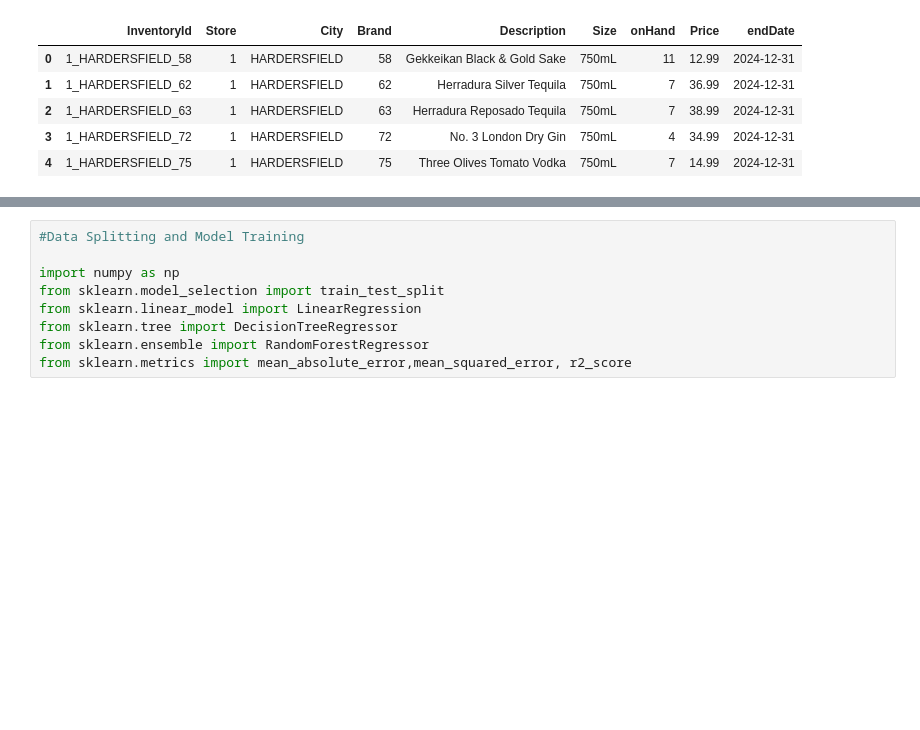
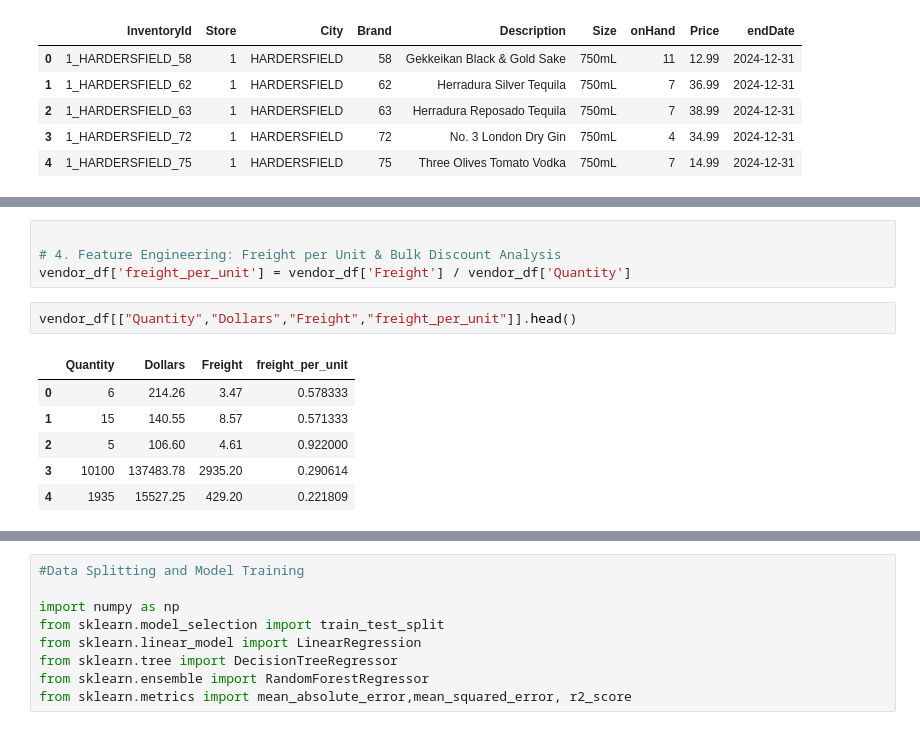
Before and after one commit to techie-priyansh/Vendor-Invoice-Intelligence, a Jupyter notebook: notebooks/01_predicting_freight_cost.ipynb, the cells around one changed output, grey strips where cells are left out. Cells and saved outputs as stored; diff of their text form; blank space fills up the shorter version.

```diff
--- a/notebooks/01_predicting_freight_cost.ipynb
+++ b/notebooks/01_predicting_freight_cost.ipynb
@@ -100,0 +127,13 @@ Avg Freight per Unit (High Quantity Vendors): $0.0491
+# %%
+
+# 4. Feature Engineering: Freight per Unit & Bulk Discount Analysis
+vendor_df['freight_per_unit'] = vendor_df['Freight'] / vendor_df['Quantity']
+# %%
+vendor_df[["Quantity","Dollars","Freight","freight_per_unit"]].head()
+# %% [output]
+|  | Quantity | Dollars | Freight | freight_per_unit |
+| 0 | 6 | 214.26 | 3.47 | 0.578333 |
+| 1 | 15 | 140.55 | 8.57 | 0.571333 |
+| 2 | 5 | 106.60 | 4.61 | 0.922000 |
+| 3 | 10100 | 137483.78 | 2935.20 | 0.290614 |
+| 4 | 1935 | 15527.25 | 429.20 | 0.221809 |
```
Also changed, not shown: parts of 24 cells of this notebook, 10 other files.
